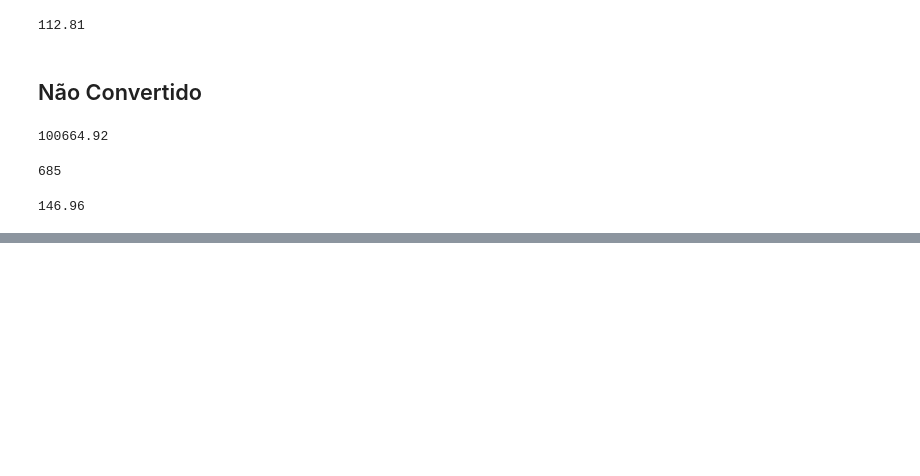
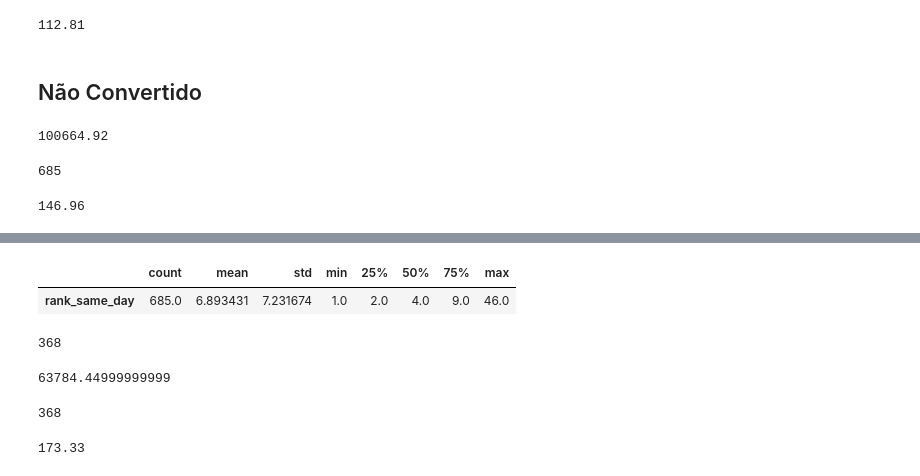
Before and after one commit to broilo/stone, a Jupyter notebook: notebooks/part7_mvp.ipynb, the cells around one changed output, grey strips where cells are left out. Cells and saved outputs as stored; diff of their text form; code cells hidden in the pictures; blank space fills up the shorter version.

```diff
--- a/notebooks/part7_mvp.ipynb
+++ b/notebooks/part7_mvp.ipynb
@@ -584,2 +609,23 @@ round(df_pred[df_pred.y_hat==True]['Valor'].sum()/len(df_pred[df_pred.y_hat==Tru
+# %%
+df_pred.loc[(df_pred.y_hat==True)][['rank_same_day']].describe().T
+# %% [output]
+|  | count | mean | std | min | 25% | 50% | 75% | max |
+| rank_same_day | 685.0 | 6.893431 | 7.231674 | 1.0 | 2.0 | 4.0 | 9.0 | 46.0 |
+# %%
+len(df_pred.loc[(df_pred.y_hat==True) & (df_pred.rank_same_day <= 4)])
+# %% [output]
+368
+# %%
+df_pred.loc[(df_pred.y_hat==True) & (df_pred.rank_same_day <= 4)]['Valor'].sum()
+# %% [output]
+63784.44999999999
+# %%
+len(df_pred.loc[(df_pred.y_hat==True) & (df_pred.rank_same_day <= 4)])
+# %% [output]
+368
+# %%
+round(df_pred.loc[(df_pred.y_hat==True) & (df_pred.rank_same_day <= 4)]['Valor'].sum()/len(df_pred.loc[(df_pred.y_hat==True) & (df_pred.rank_same_day <= 4)]), 2)
+# %% [output]
+173.33
 # %%
 https://blogbr.clear.sale/chargeback-saiba-o-que-quais-os-riscos-e-como-evit-lo
```
Also changed, not shown: parts of 7 cells of this notebook.
